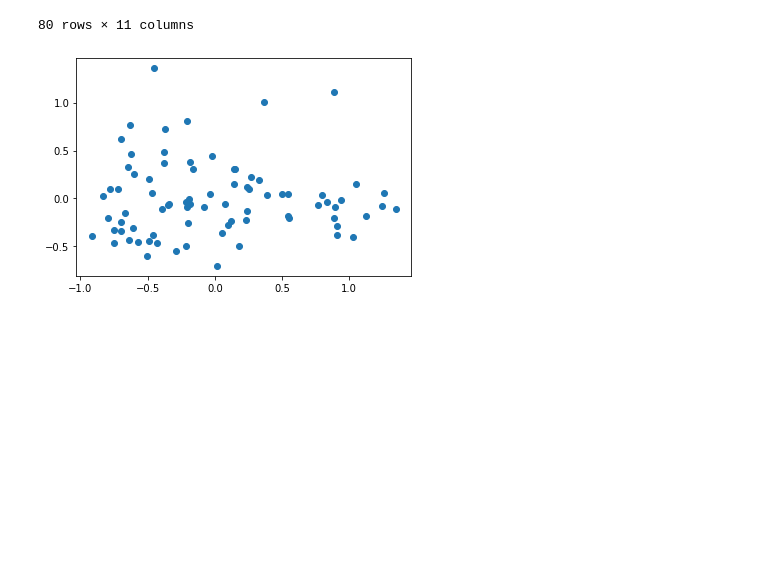
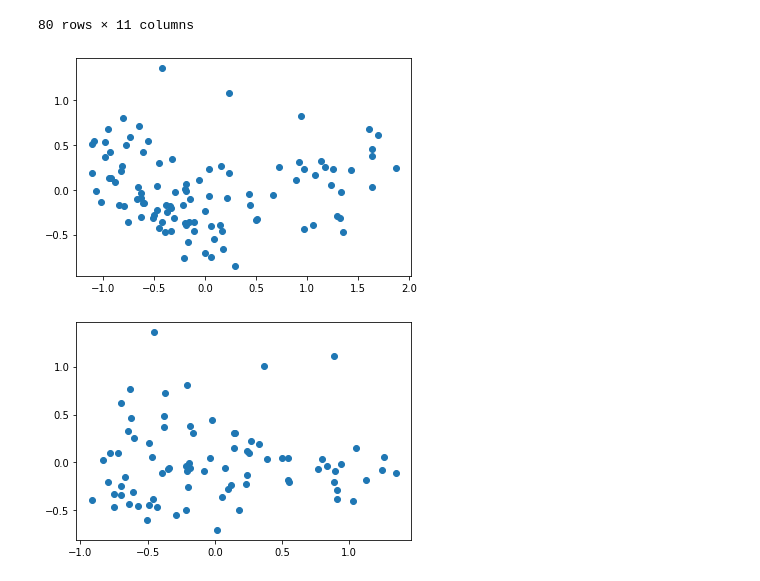
Before and after one commit to RomainClaret/msc.ml.labs, a Jupyter notebook: lab5/lab_05.ipynb, the cells around one changed output. Saved outputs shown, nothing was run; the diff lists cells and outputs as text; code cells hidden in the pictures; blank space fills up the shorter version.

```diff
--- a/lab5/lab_05.ipynb
+++ b/lab5/lab_05.ipynb
@@ -195,3 +190,9 @@ kmeans_1990 = KMeans(n_clusters=2, random_state=42).fit(df_1990_pca)
+# %%
+import matplotlib.pyplot as plt
+plt.scatter(df_1990_pca[:,0] , df_1990_pca[:,1])
+plt.show()
+# %% [output]
+[figure, added]
 # %%
 import matplotlib.pyplot as plt
 plt.scatter(df_1970_pca[:,0] , df_1970_pca[:,1])
```
Also changed, not shown: parts of 9 cells of this notebook, 1 other file.
